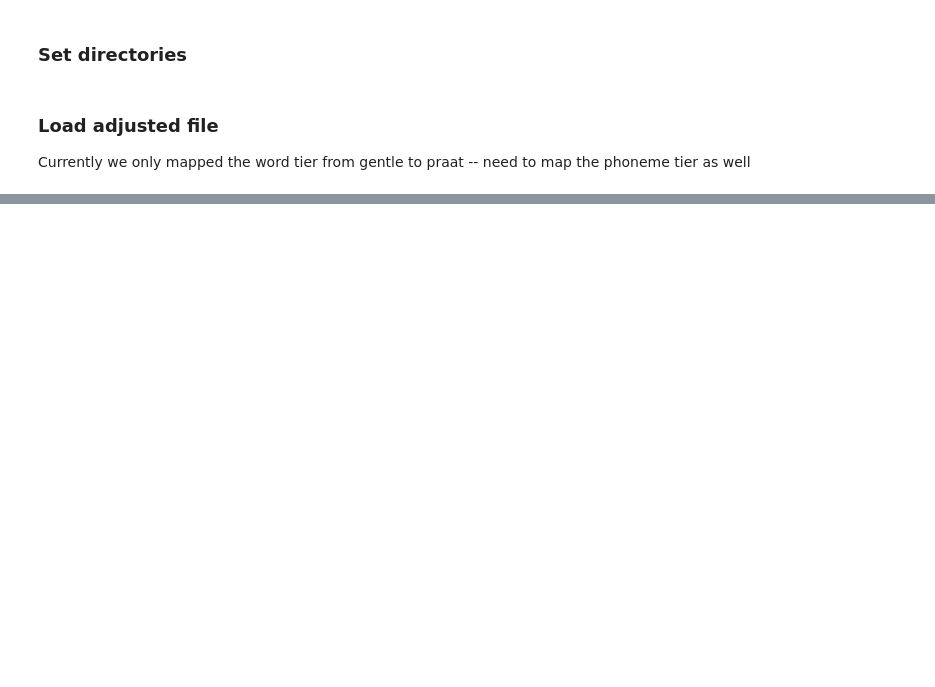
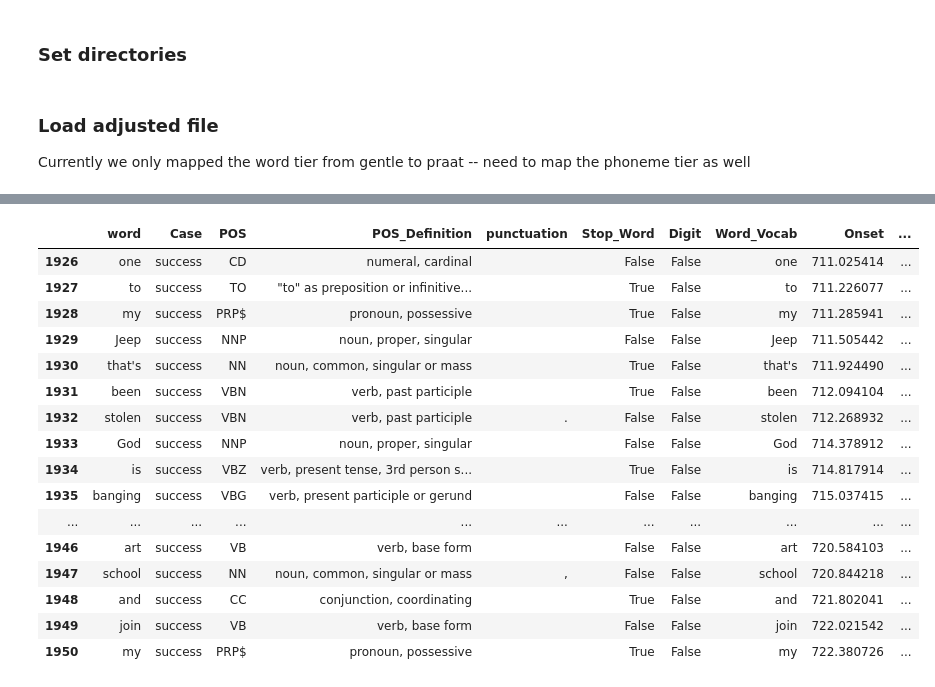
Before and after one commit to thefinnlab/isc_asynchrony_behavioral, a Jupyter notebook: code/notebooks/preproc01_GentleToPraat.ipynb, the cells around one changed output, grey strips where cells are left out. Cells and saved outputs as stored; diff of their text form; code cells hidden in the pictures; blank space fills up the shorter version.

```diff
--- a/code/notebooks/preproc01_GentleToPraat.ipynb
+++ b/code/notebooks/preproc01_GentleToPraat.ipynb
@@ -302,0 +295,12 @@ tg.save(praat_phone_fn, 'long_textgrid', True)
+# %%
+task = 'howtodraw'
+
+# Use the preprocessed dataframe to make a textgrid
+preproc_fn = os.path.join(preproc_dir, task, f'{task}_transcript-preprocessed.csv')
+audio_fn = glob.glob(os.path.join(stim_dir, 'audio', f'*{task}*.wav'))[0]
+
+df_preproc = pd.read_csv(preproc_fn)
+tg = dataframe_to_textgrid(df_preproc, audio_fn)
+
+tg_fn = os.path.join(preproc_dir, task, f'{task}_transcript-praat.TextGrid')
+tg.save(tg_fn, 'long_textgrid', True)
@@ -302,0 +309,16 @@ tg.save(praat_phone_fn, 'long_textgrid', True)
+# %%
+import prosody_utils as prosody
+
+window_size = 25
+
+df_preproc = pd.read_csv(os.path.join(BASE_DIR, 'stimuli/preprocessed/', task, f'{task}_transcript-preprocessed.csv'))
+# df_preproc = df_preproc.rename(columns={'Word_Written': 'word', 'Punctuation': 'punctuation'})
+
+###########################################
+#### Create a dataset for processing  #####
+###########################################
+
+# create a list of indices that we will iterate through to sample the transcript
+segments = prosody.get_segment_indices(n_words=len(df_preproc), window_size=window_size)[:-1]
+# inputs = [prosody.transcript_to_input(df_preproc, segment, add_punctuation=True) for segment in segments]
+# inputs, labels = zip(*inputs)
@@ -302,0 +338,8 @@ tg.save(praat_phone_fn, 'long_textgrid', True)
+# %%
+# Candidate segments are one index before the candidate index (e.g., predict the upcoming word)
+candidate_idxs = np.where(df_preproc['NWP_Candidate'].to_numpy())[0]
+
+for idx in candidate_idxs[-1:]:
+
+    candidate_segment = segments[idx-1]
+    sys.exit(0)
@@ -302,0 +450,20 @@ tg.save(praat_phone_fn, 'long_textgrid', True)
+# %%
+df_preproc.iloc[candidate_segment]
+# %% [output]
+|  | word | Case | POS | POS_Definition | punctuation | Stop_Word | Digit | Word_Vocab | Onset | ... |
+| 1926 | one | success | CD | numeral, cardinal |  | False | False | one | 711.025414 | ... |
+| 1927 | to | success | TO | "to" as preposition or infinitive... |  | True | False | to | 711.226077 | ... |
+| 1928 | my | success | PRP$ | pronoun, possessive |  | True | False | my | 711.285941 | ... |
+| 1929 | Jeep | success | NNP | noun, proper, singular |  | False | False | Jeep | 711.505442 | ... |
+| 1930 | that's | success | NN | noun, common, singular or mass |  | True | False | that's | 711.924490 | ... |
+| 1931 | been | success | VBN | verb, past participle |  | True | False | been | 712.094104 | ... |
+| 1932 | stolen | success | VBN | verb, past participle | . | False | False | stolen | 712.268932 | ... |
+| 1933 | God | success | NNP | noun, proper, singular |  | False | False | God | 714.378912 | ... |
+| 1934 | is | success | VBZ | verb, present tense, 3rd person s... |  | True | False | is | 714.817914 | ... |
+| 1935 | banging | success | VBG | verb, present participle or gerund |  | False | False | banging | 715.037415 | ... |
+| ... | ... | ... | ... | ... | ... | ... | ... | ... | ... | ... |
+| 1946 | art | success | VB | verb, base form |  | False | False | art | 720.584103 | ... |
+| 1947 | school | success | NN | noun, common, singular or mass | , | False | False | school | 720.844218 | ... |
+| 1948 | and | success | CC | conjunction, coordinating |  | True | False | and | 721.802041 | ... |
+| 1949 | join | success | VB | verb, base form |  | False | False | join | 722.021542 | ... |
+| 1950 | my | success | PRP$ | pronoun, possessive |  | True | False | my | 722.380726 | ... |
```
Also changed, not shown: parts of 17 cells of this notebook, 14 other files.
